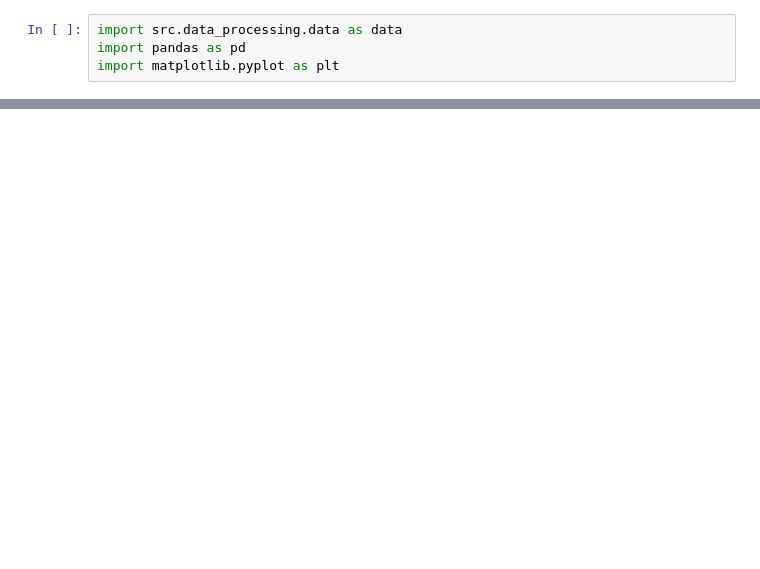
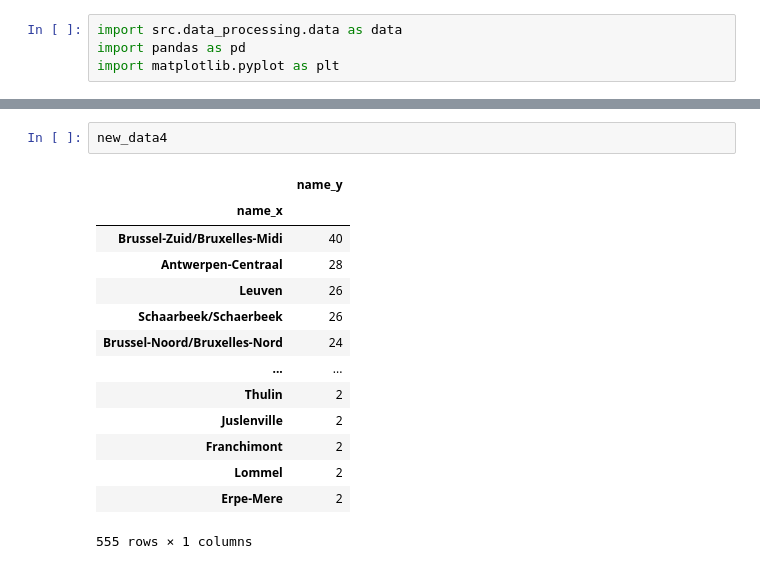
Before and after one commit to Seoyangsam/ACRM, a Jupyter notebook: src/Q20.ipynb, the cells around one changed output, grey strips where cells are left out. Cells and saved outputs as stored; diff of their text form; blank space fills up the shorter version.

```diff
--- a/src/Q20.ipynb
+++ b/src/Q20.ipynb
@@ -43,0 +46,17 @@ plt.bar(new_data4.index,new_data4.name_y,color='red')
+# %%
+new_data4
+# %% [output]
+|  | name_y |
+| name_x |  |
+| Brussel-Zuid/Bruxelles-Midi | 40 |
+| Antwerpen-Centraal | 28 |
+| Leuven | 26 |
+| Schaarbeek/Schaerbeek | 26 |
+| Brussel-Noord/Bruxelles-Nord | 24 |
+| ... | ... |
+| Thulin | 2 |
+| Juslenville | 2 |
+| Franchimont | 2 |
+| Lommel | 2 |
+| Erpe-Mere | 2 |
+555 rows × 1 columns
```
Also changed, not shown: parts of 8 cells of this notebook, 1 other file.
